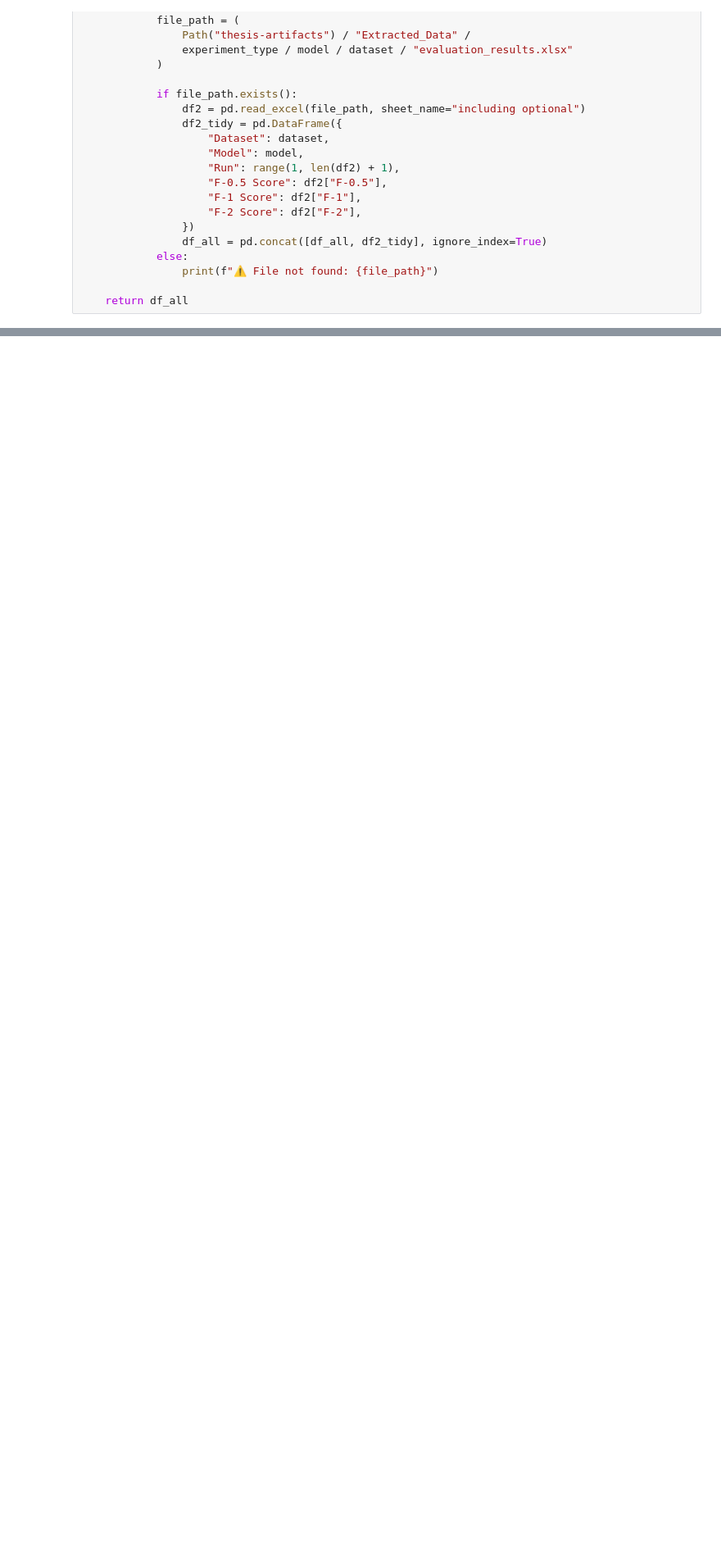
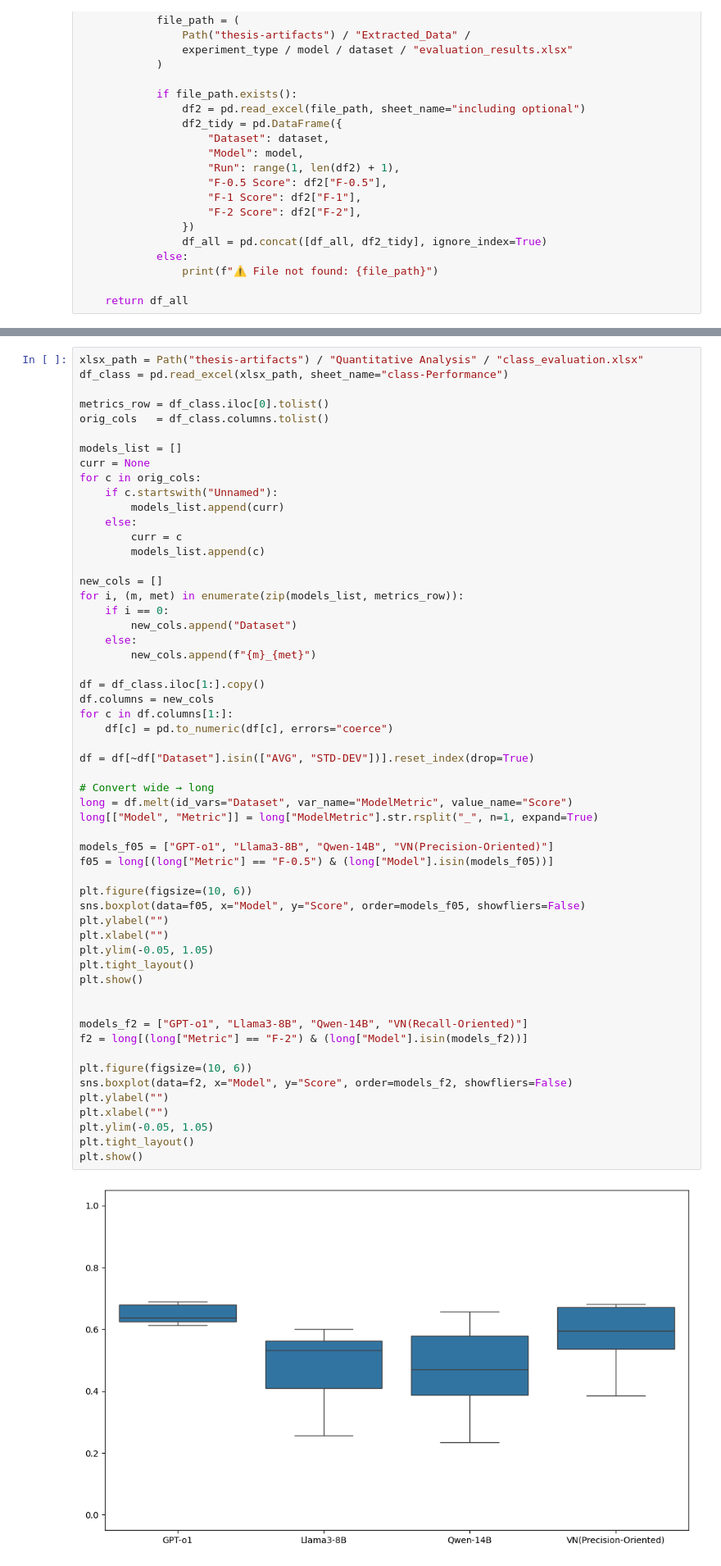
Before and after one commit to rexchou0715/VisualNarrator-v2, a Jupyter notebook: boxplot.ipynb, the cells around one changed output, grey strips where cells are left out. Shown at 82% size. Drawn from its saved outputs; the diff is of its cells as text; blank space fills up the shorter version.

Commit message:
added functions to generate boxplots across models

```diff
--- a/boxplot.ipynb
+++ b/boxplot.ipynb
@@ -133,0 +93,58 @@ plot_box(df_association, "F-2 Score")
+# %%
+xlsx_path = Path("thesis-artifacts") / "Quantitative Analysis" / "class_evaluation.xlsx"
+df_class = pd.read_excel(xlsx_path, sheet_name="class-Performance")
+
+metrics_row = df_class.iloc[0].tolist()
+orig_cols   = df_class.columns.tolist()
+
+models_list = []
+curr = None
+for c in orig_cols:
+    if c.startswith("Unnamed"):
+        models_list.append(curr)
+    else:
+        curr = c
+        models_list.append(c)
+
+new_cols = []
+for i, (m, met) in enumerate(zip(models_list, metrics_row)):
+    if i == 0:
+        new_cols.append("Dataset")
+    else:
+        new_cols.append(f"{m}_{met}")
+
+df = df_class.iloc[1:].copy()
+df.columns = new_cols
+for c in df.columns[1:]:
+    df[c] = pd.to_numeric(df[c], errors="coerce")
+
+df = df[~df["Dataset"].isin(["AVG", "STD-DEV"])].reset_index(drop=True)
+
+# Convert wide → long
+long = df.melt(id_vars="Dataset", var_name="ModelMetric", value_name="Score")
+long[["Model", "Metric"]] = long["ModelMetric"].str.rsplit("_", n=1, expand=True)
+
+models_f05 = ["GPT-o1", "Llama3-8B", "Qwen-14B", "VN(Precision-Oriented)"]
+f05 = long[(long["Metric"] == "F-0.5") & (long["Model"].isin(models_f05))]
+
+plt.figure(figsize=(10, 6))
+sns.boxplot(data=f05, x="Model", y="Score", order=models_f05, showfliers=False)
+plt.ylabel("")
+plt.xlabel("")
+plt.ylim(-0.05, 1.05)
+plt.tight_layout()
+plt.show()
+
+
+models_f2 = ["GPT-o1", "Llama3-8B", "Qwen-14B", "VN(Recall-Oriented)"]
+f2 = long[(long["Metric"] == "F-2") & (long["Model"].isin(models_f2))]
+
+plt.figure(figsize=(10, 6))
+sns.boxplot(data=f2, x="Model", y="Score", order=models_f2, showfliers=False)
+plt.ylabel("")
+plt.xlabel("")
+plt.ylim(-0.05, 1.05)
+plt.tight_layout()
+plt.show()
+# %% [output]
+[figure, added]
```
Also changed, not shown: parts of 12 cells of this notebook.
